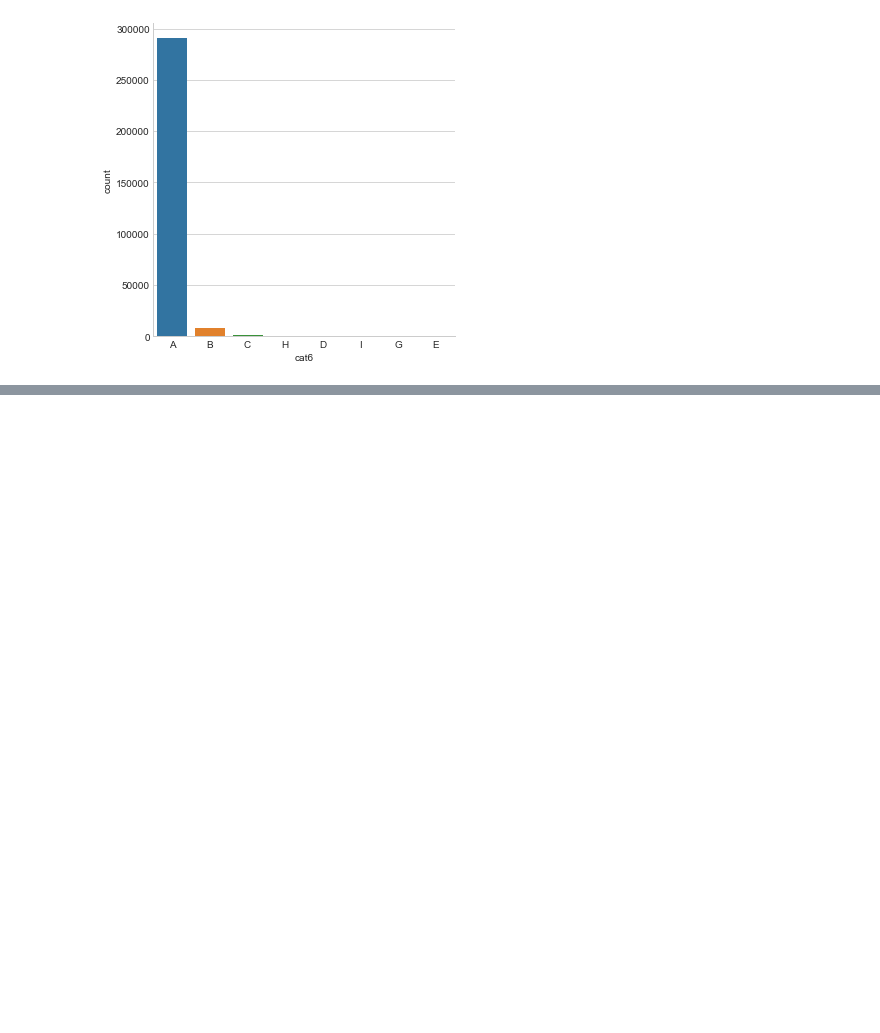
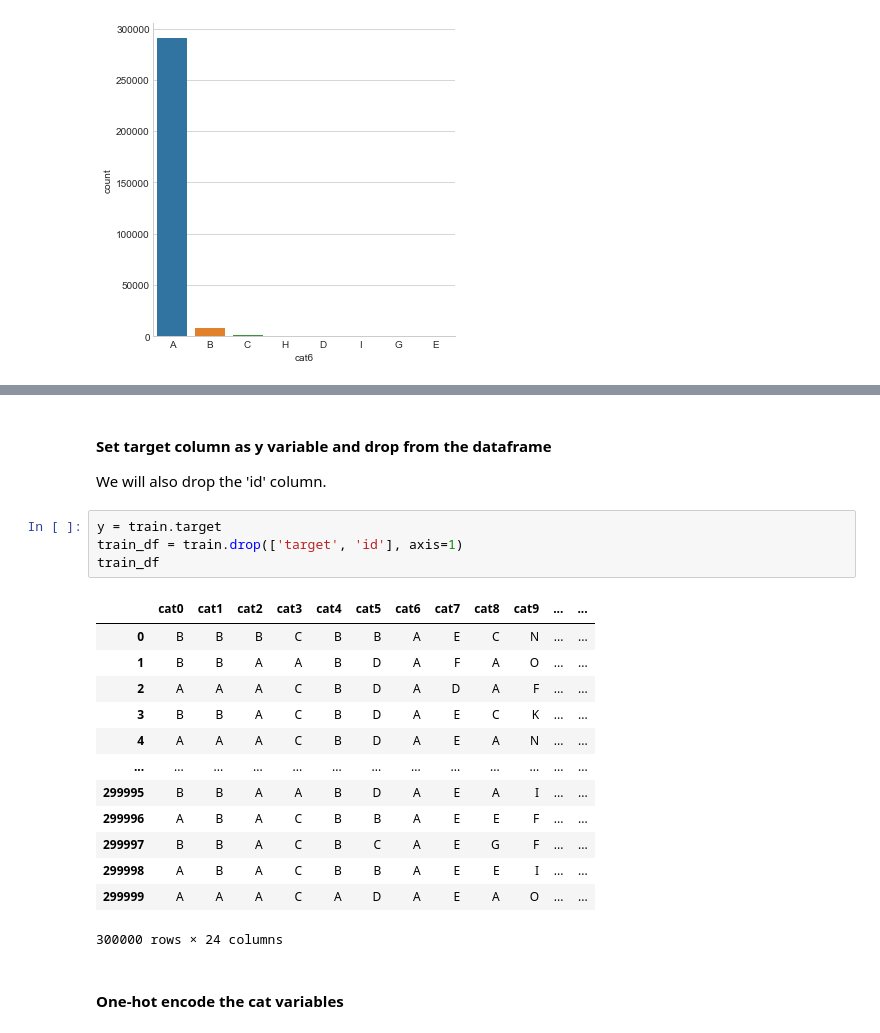
Before and after one commit to JonWeber0328/30-Days-of_Machine-Learning, a Jupyter notebook: 30-Days-ML-Daniel-Bourke.ipynb, the cells around one changed output, grey strips where cells are left out. Saved outputs shown, nothing was run; the diff lists cells and outputs as text; blank space fills up the shorter version.

```diff
--- a/30-Days-ML-Daniel-Bourke.ipynb
+++ b/30-Days-ML-Daniel-Bourke.ipynb
@@ -384,0 +396,24 @@ Name: cat9, dtype: int64
+# %% [markdown]
+#### Set target column as y variable and drop from the dataframe
+
+We will also drop the 'id' column.
+# %%
+y = train.target
+train_df = train.drop(['target', 'id'], axis=1)
+train_df
+# %% [output]
+|  | cat0 | cat1 | cat2 | cat3 | cat4 | cat5 | cat6 | cat7 | cat8 | cat9 | ... | ... |
+| 0 | B | B | B | C | B | B | A | E | C | N | ... | ... |
+| 1 | B | B | A | A | B | D | A | F | A | O | ... | ... |
+| 2 | A | A | A | C | B | D | A | D | A | F | ... | ... |
+| 3 | B | B | A | C | B | D | A | E | C | K | ... | ... |
+| 4 | A | A | A | C | B | D | A | E | A | N | ... | ... |
+| ... | ... | ... | ... | ... | ... | ... | ... | ... | ... | ... | ... | ... |
+| 299995 | B | B | A | A | B | D | A | E | A | I | ... | ... |
+| 299996 | A | B | A | C | B | B | A | E | E | F | ... | ... |
+| 299997 | B | B | A | C | B | C | A | E | G | F | ... | ... |
+| 299998 | A | B | A | C | B | B | A | E | E | I | ... | ... |
+| 299999 | A | A | A | C | A | D | A | E | A | O | ... | ... |
+300000 rows × 24 columns
+# %% [markdown]
+#### One-hot encode the cat variables
```
Also changed, not shown: parts of 4 cells of this notebook, 1 other file.
